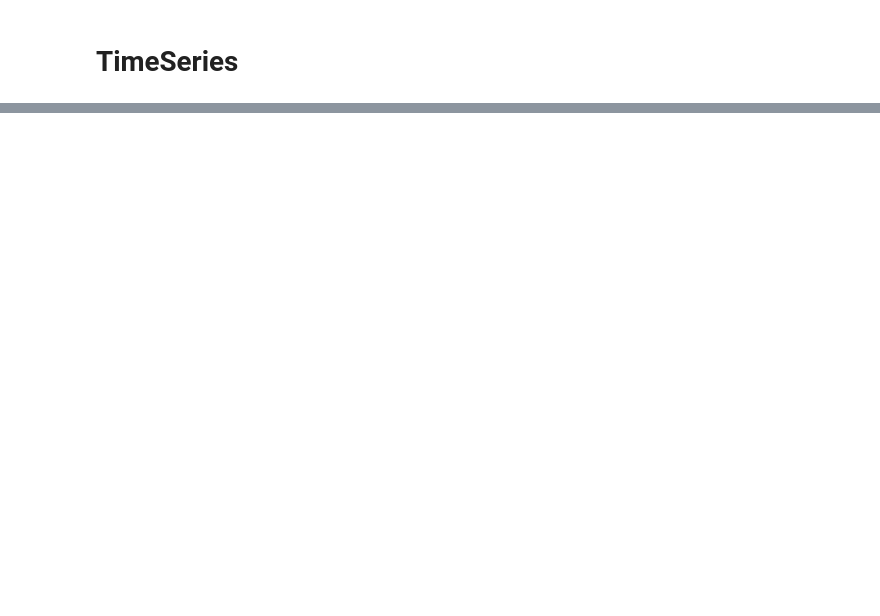
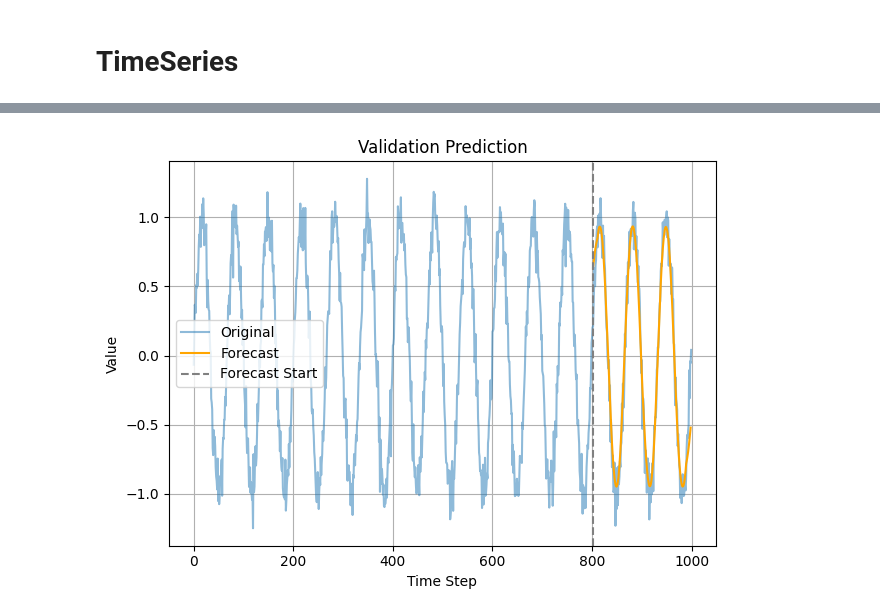
Before and after one commit to lseman/foreblocks, a Jupyter notebook: examples.ipynb, the cells around one changed output, grey strips where cells are left out. Drawn from its saved outputs; the diff is of its cells as text; code cells hidden in the pictures; blank space fills up the shorter version.

```diff
--- a/examples.ipynb
+++ b/examples.ipynb
@@ -215,0 +284,4 @@ plt.show()
+# %%
+trainer.plot_prediction(X_val, Y_val, full_series=time_series, offset=train_size)
+# %% [output]
+[figure, added]
```
Also changed, not shown: parts of 6 cells of this notebook, 4 other files.
